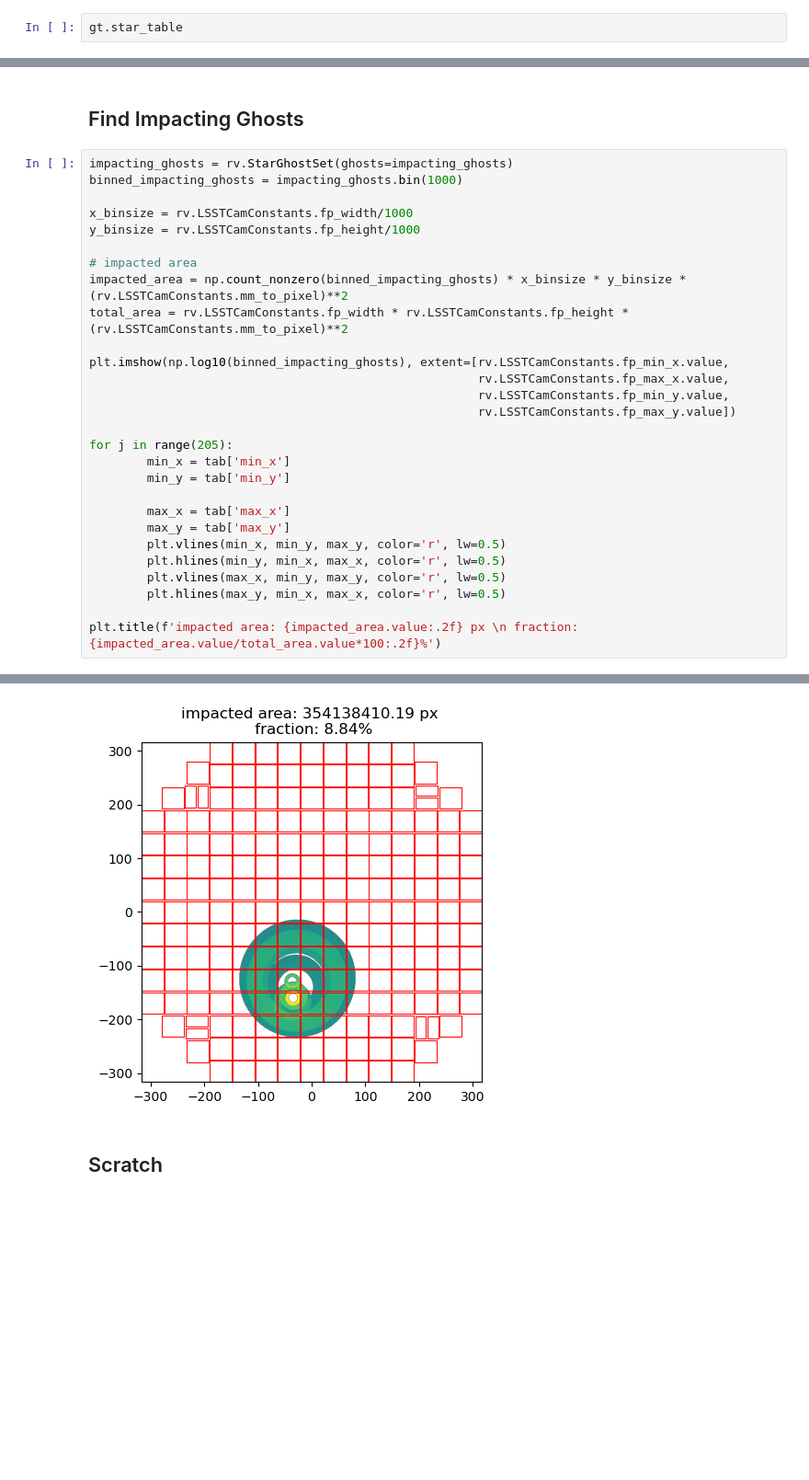
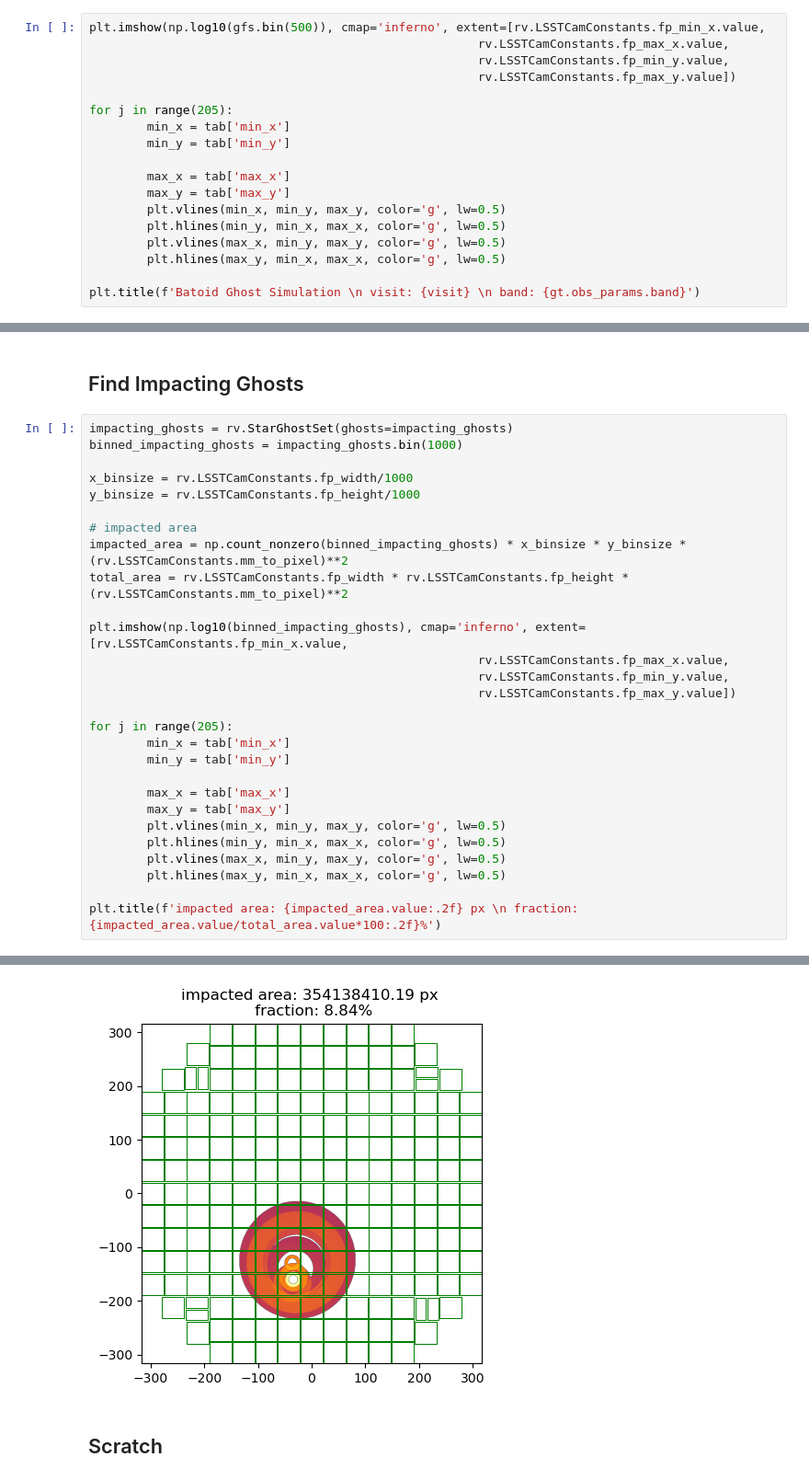
Before and after one commit to lsst-sitcom/sciunit_lsb, a Jupyter notebook: notebooks/test_LVV-T956-a.ipynb, the cells around one changed output, grey strips where cells are left out. Shown: that part at 92% size. Saved outputs shown, nothing was run; the diff lists cells and outputs as text; blank space fills up the shorter version.

```diff
--- a/notebooks/test_LVV-T956-a.ipynb
+++ b/notebooks/test_LVV-T956-a.ipynb
@@ -20,5 +29,21 @@ gt = rv.GhostTool(visit=2025071700171)
 # %%
 gfs = gt.batoid_simulator.simulate_fov()
 # %%
-gt.star_table
+plt.imshow(np.log10(gfs.bin(500)), cmap='inferno', extent=[rv.LSSTCamConstants.fp_min_x.value,
+                                                      rv.LSSTCamConstants.fp_max_x.value,
+                                                      rv.LSSTCamConstants.fp_min_y.value,
+                                                      rv.LSSTCamConstants.fp_max_y.value])
+
+for j in range(205):
+        min_x = tab['min_x']
+        min_y = tab['min_y']
+
+        max_x = tab['max_x']
+        max_y = tab['max_y']
+        plt.vlines(min_x, min_y, max_y, color='g', lw=0.5)
+        plt.hlines(min_y, min_x, max_x, color='g', lw=0.5)
+        plt.vlines(max_x, min_y, max_y, color='g', lw=0.5)
+        plt.hlines(max_y, min_x, max_x, color='g', lw=0.5)
+
+plt.title(f'Batoid Ghost Simulation \n visit: {visit} \n band: {gt.obs_params.band}')
 # %% [output]
@@ -185,33 +204,33 @@ Text(0.5, 1.0, 'visit: 2025071700171 \n binned ghosts')
 # %%
 impacting_ghosts = rv.StarGhostSet(ghosts=impacting_ghosts)
 binned_impacting_ghosts = impacting_ghosts.bin(1000)
 
 x_binsize = rv.LSSTCamConstants.fp_width/1000
 y_binsize = rv.LSSTCamConstants.fp_height/1000
 
 # impacted area
 impacted_area = np.count_nonzero(binned_impacting_ghosts) * x_binsize * y_binsize * (rv.LSSTCamConstants.mm_to_pixel)**2
 total_area = rv.LSSTCamConstants.fp_width * rv.LSSTCamConstants.fp_height * (rv.LSSTCamConstants.mm_to_pixel)**2
 
-plt.imshow(np.log10(binned_impacting_ghosts), extent=[rv.LSSTCamConstants.fp_min_x.value,
+plt.imshow(np.log10(binned_impacting_ghosts), cmap='inferno', extent=[rv.LSSTCamConstants.fp_min_x.value,
                                                       rv.LSSTCamConstants.fp_max_x.value,
                                                       rv.LSSTCamConstants.fp_min_y.value,
                                                       rv.LSSTCamConstants.fp_max_y.value])
 
 for j in range(205):
         min_x = tab['min_x']
         min_y = tab['min_y']
 
         max_x = tab['max_x']
         max_y = tab['max_y']
-        plt.vlines(min_x, min_y, max_y, color='r', lw=0.5)
-        plt.hlines(min_y, min_x, max_x, color='r', lw=0.5)
-        plt.vlines(max_x, min_y, max_y, color='r', lw=0.5)
-        plt.hlines(max_y, min_x, max_x, color='r', lw=0.5)
+        plt.vlines(min_x, min_y, max_y, color='g', lw=0.5)
+        plt.hlines(min_y, min_x, max_x, color='g', lw=0.5)
+        plt.vlines(max_x, min_y, max_y, color='g', lw=0.5)
+        plt.hlines(max_y, min_x, max_x, color='g', lw=0.5)
 
 plt.title(f'impacted area: {impacted_area.value:.2f} px \n fraction: {impacted_area.value/total_area.value*100:.2f}%')
 # %% [output]
 Text(0.5, 1.0, 'impacted area: 354138410.19 px \n fraction: 8.84%')
-[figure, old version]
+[figure, new version]
 # %% [markdown]
 ## Scratch
```
Also changed, not shown: parts of 5 cells of this notebook.
